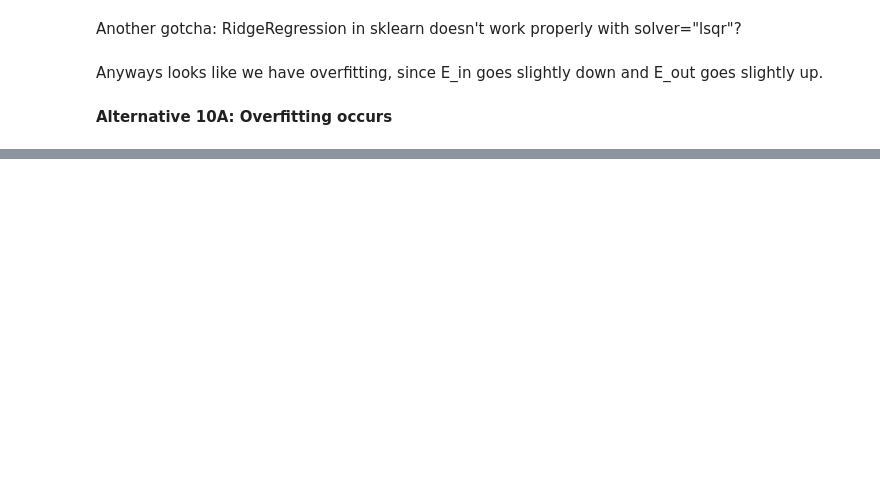
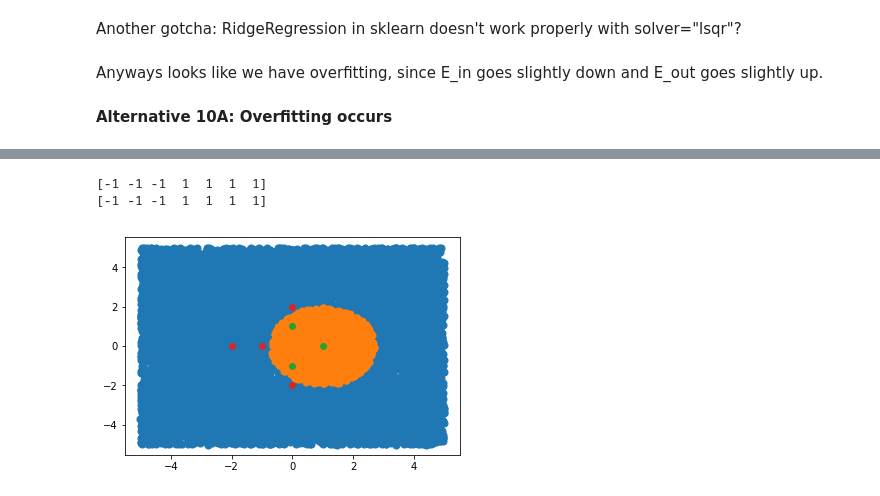
Before and after one commit to roessland/learning-from-data, a Jupyter notebook: homework-final/lfd-final.ipynb, the cells around one changed output, grey strips where cells are left out. Saved outputs shown, nothing was run; the diff lists cells and outputs as text; code cells hidden in the pictures; blank space fills up the shorter version.

```diff
--- a/homework-final/lfd-final.ipynb
+++ b/homework-final/lfd-final.ipynb
@@ -366,0 +534,7 @@ Anyways looks like we have overfitting, since E_in goes slightly down and E_out
+# %%
+from sklearn.svm import SVC
+print("X", X[:, 0:])
+clf = SVC(C=5e9, kernel="poly", degree=2, gamma=1.0, verbose=True)
+clf.fit(X[:,0:], y)
+print("Support vectors", clf.support_vectors_)
+print("Alphas", clf.dual_coef_)
@@ -366,0 +555,28 @@ Anyways looks like we have overfitting, since E_in goes slightly down and E_out
+# %%
+print(clf.predict(X[:,0:]))
+print(y)
+# %% [output]
+[-1 -1 -1  1  1  1  1]
+[-1 -1 -1  1  1  1  1]
+# %%
+def plot_decision_boundary(clf):
+    N = 10000
+    X = np.zeros((N,3))
+    X[:,0] = 1
+    X[:,1] = 10*np.random.rand(N) - 5
+    X[:,2] = 10*np.random.rand(N) - 5
+    y = clf.predict(X)
+    above = np.where(y > 0)
+    below = np.where(y < 0)
+    plt.scatter(X[above,1], X[above,2], s=50)
+    plt.scatter(X[below,1], X[below,2], s=50)
+
+
+plot_decision_boundary(clf)
+above = np.where(y > 0)
+below = np.where(y < 0)
+plt.scatter(X[below,1], X[below,2])
+plt.scatter(X[above,1], X[above,2])
+plt.show()
+# %% [output]
+[figure, added]
```
Also changed, not shown: parts of 54 cells of this notebook.
